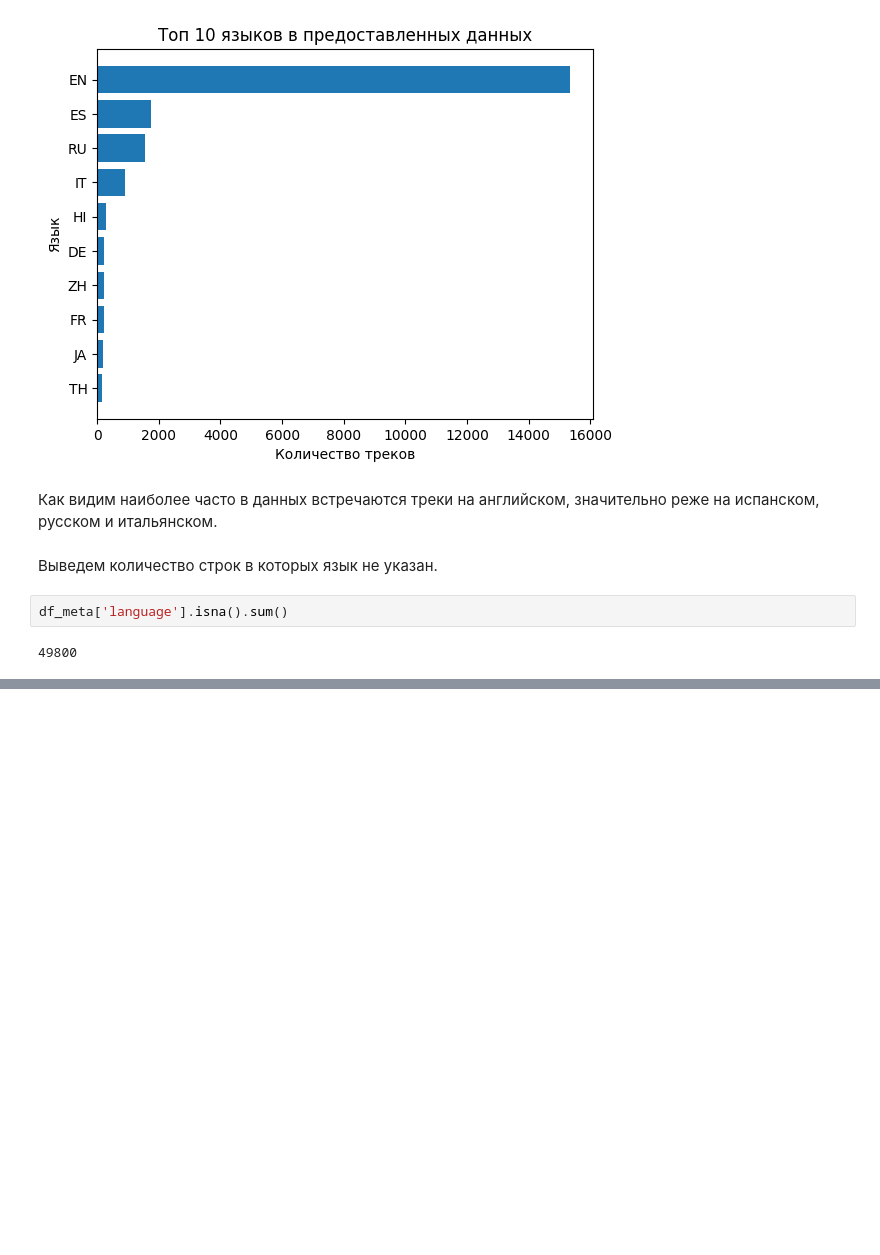
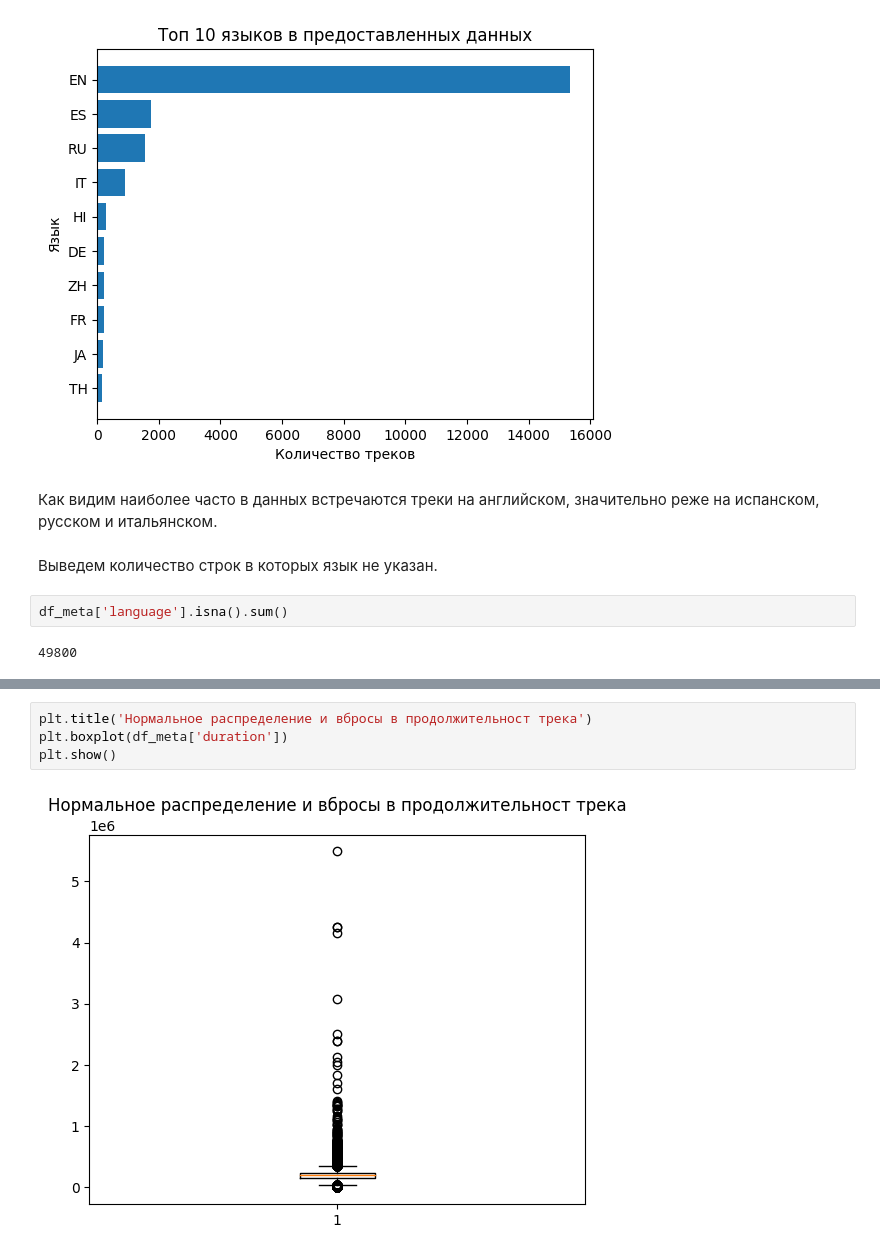
Before and after one commit to Musical-Detectives-Team/hakaton_yandex_music, a Jupyter notebook: EDA.ipynb, the cells around one changed output, grey strips where cells are left out. Cells and saved outputs as stored; diff of their text form; blank space fills up the shorter version.

```diff
--- a/EDA.ipynb
+++ b/EDA.ipynb
@@ -321,0 +364,6 @@ df_meta['language'].isna().sum()
+# %%
+plt.title('Нормальное распределение и вбросы в продолжительност трека')
+plt.boxplot(df_meta['duration'])
+plt.show()
+# %% [output]
+[figure, added]
```
Also changed, not shown: parts of 62 cells of this notebook.
